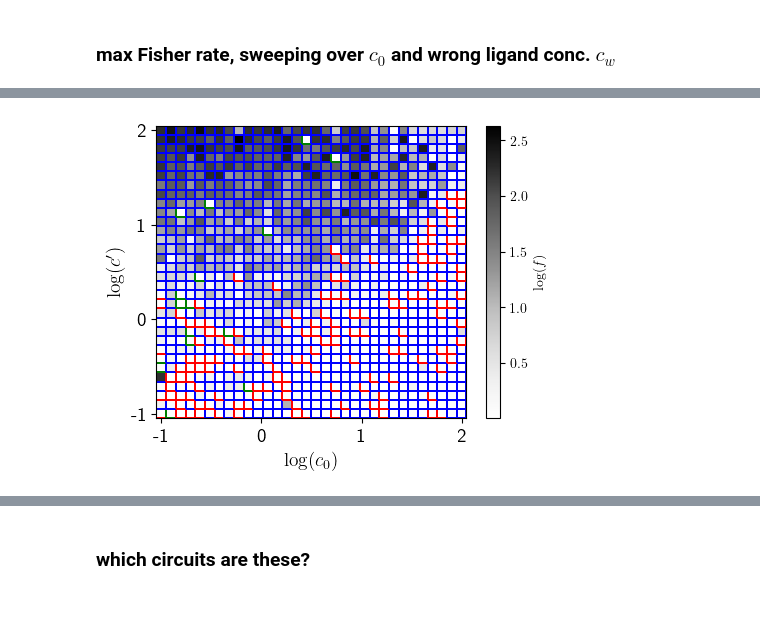
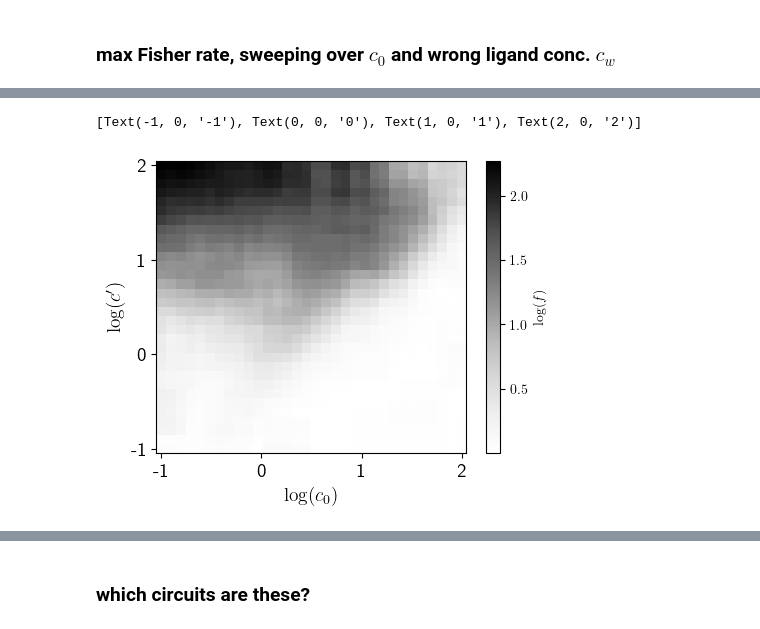
Before and after one commit to ta-rekt/LLROpt.jl, a Jupyter notebook: development.ipynb, the cells around one changed output, grey strips where cells are left out. Drawn from its saved outputs; the diff is of its cells as text; code cells hidden in the pictures.

```diff
--- a/development.ipynb
+++ b/development.ipynb
@@ -4243,28 +4289,35 @@ fig.savefig('{}/.julia/dev/LLROpt/plots/{}/fisher-marginals-densities-gray.svg'.
 # %%
+from scipy.signal import convolve2d
+
 plt.rcParams['text.usetex'] = True
+
+# smoothing
+kernel = np.ones((5,5)) / 25.0
+Specificity_smooth = convolve2d(Specificity, kernel, mode='same', boundary='symm')
 
 fig, ax = plt.subplots(1, 1, figsize=(5, 3.8))
 
-pcm = ax.pcolormesh(cvals, wvals, Specificity, cmap=plt.cm.Greys)
+pcm = ax.pcolormesh(cvals, wvals, Specificity_smooth, cmap=plt.cm.Greys)
 
 # ax.set_yticks([-1, 0, 1, 2])
 ax.set_ylabel("$\log(c')$", fontsize=14)
 ax.set_xlabel("$\log(c_0)$", fontsize=14)
 # ax.set_title("$\log(f)$", fontsize=14)
 
 cbar = fig.colorbar(pcm, ax=ax, label="$\log(f)$")
 ax.set_yticks([-1,0,1,2])
 ax.set_xticks([-1,0,1,2])
 ax.set_yticklabels([-1,0,1,2], fontsize=14)
 ax.set_xticklabels([-1,0,1,2], fontsize=14)
 
-labels = np.array(hdb4d.labels_)
-colorarr = np.array(colorsRGBA)
-edge_colors = np.array(colorarr[labels])
-pcm.set_edgecolors(edge_colors)
-pcm.set_linewidth(1.1)
+# labels = np.array(hdb4d.labels_)
+# colorarr = np.array(colorsRGBA)
+# edge_colors = np.array(colorarr[labels])
+# pcm.set_edgecolors(edge_colors)
+# pcm.set_linewidth(1.1)
 # %% [output]
+[Text(-1, 0, '-1'), Text(0, 0, '0'), Text(1, 0, '1'), Text(2, 0, '2')]
-[figure, old version]
+[figure, new version]
 # %%
 date = 20250401
 dirname = '{}/.julia/dev/LLROpt/plots/{}'.format(os.environ["HOME"], date)
```
Also changed, not shown: parts of 21 cells of this notebook, 22 other files.
